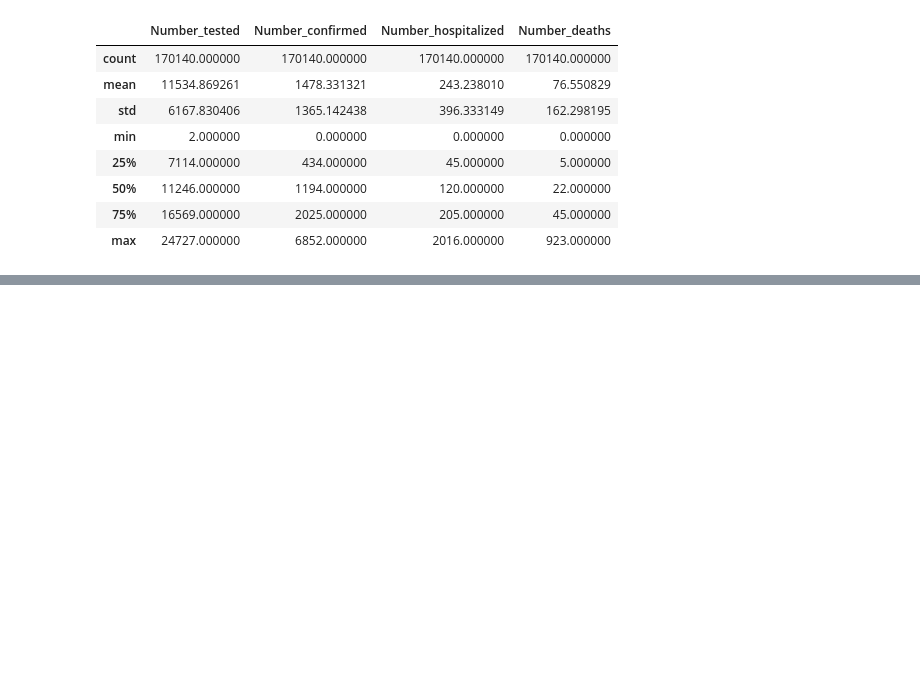
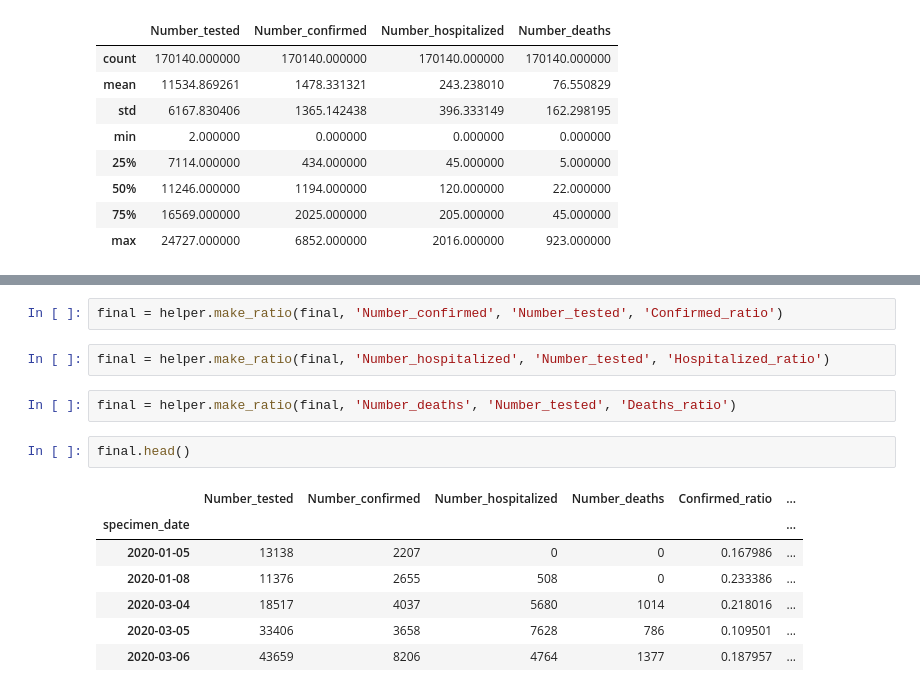
Before and after one commit to INDIG0N/Pfizer_basic_effectiveness_analysis, a Jupyter notebook: notebooks/project.ipynb, the cells around one changed output, grey strips where cells are left out. Drawn from its saved outputs; the diff is of its cells as text; blank space fills up the shorter version.

```diff
--- a/notebooks/project.ipynb
+++ b/notebooks/project.ipynb
@@ -176,0 +151,16 @@ low.describe()
+# %%
+final = helper.make_ratio(final, 'Number_confirmed', 'Number_tested', 'Confirmed_ratio')
+# %%
+final = helper.make_ratio(final, 'Number_hospitalized', 'Number_tested', 'Hospitalized_ratio')
+# %%
+final = helper.make_ratio(final, 'Number_deaths', 'Number_tested', 'Deaths_ratio')
+# %%
+final.head()
+# %% [output]
+|  | Number_tested | Number_confirmed | Number_hospitalized | Number_deaths | Confirmed_ratio | ... |
+| specimen_date |  |  |  |  |  | ... |
+| 2020-01-05 | 13138 | 2207 | 0 | 0 | 0.167986 | ... |
+| 2020-01-08 | 11376 | 2655 | 508 | 0 | 0.233386 | ... |
+| 2020-03-04 | 18517 | 4037 | 5680 | 1014 | 0.218016 | ... |
+| 2020-03-05 | 33406 | 3658 | 7628 | 786 | 0.109501 | ... |
+| 2020-03-06 | 43659 | 8206 | 4764 | 1377 | 0.187957 | ... |
```
Also changed, not shown: parts of 25 cells of this notebook, 1 other file.
